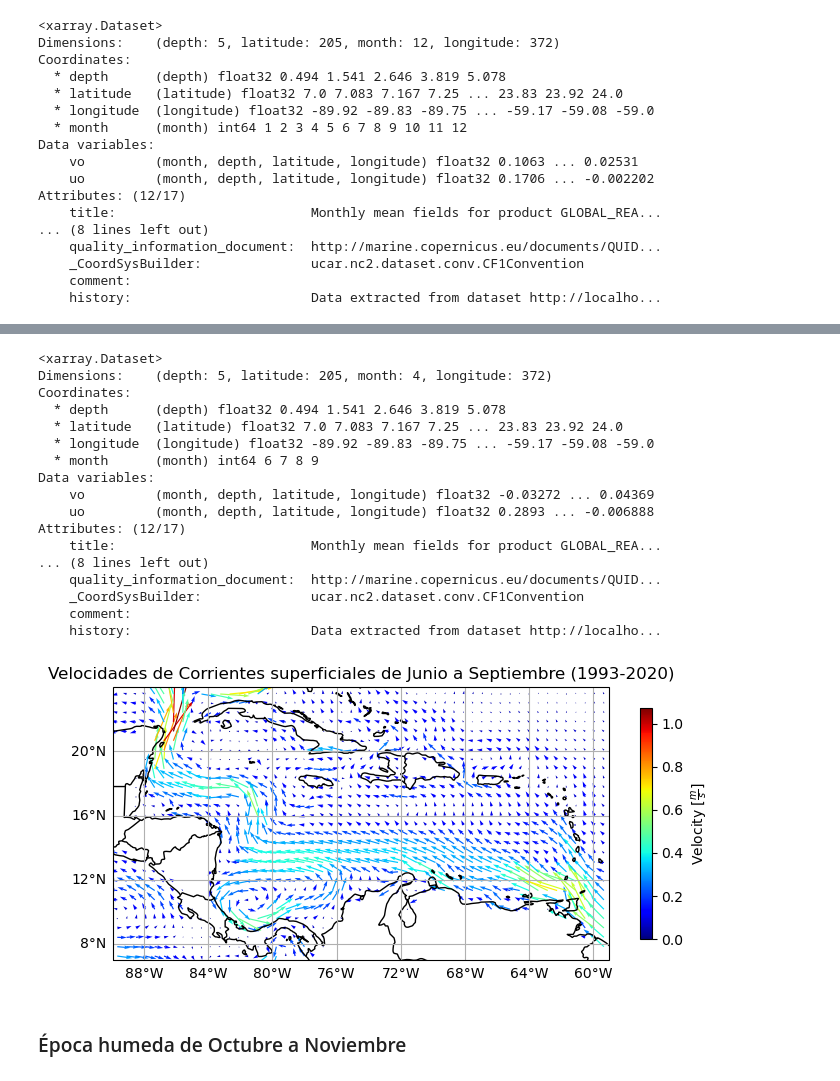
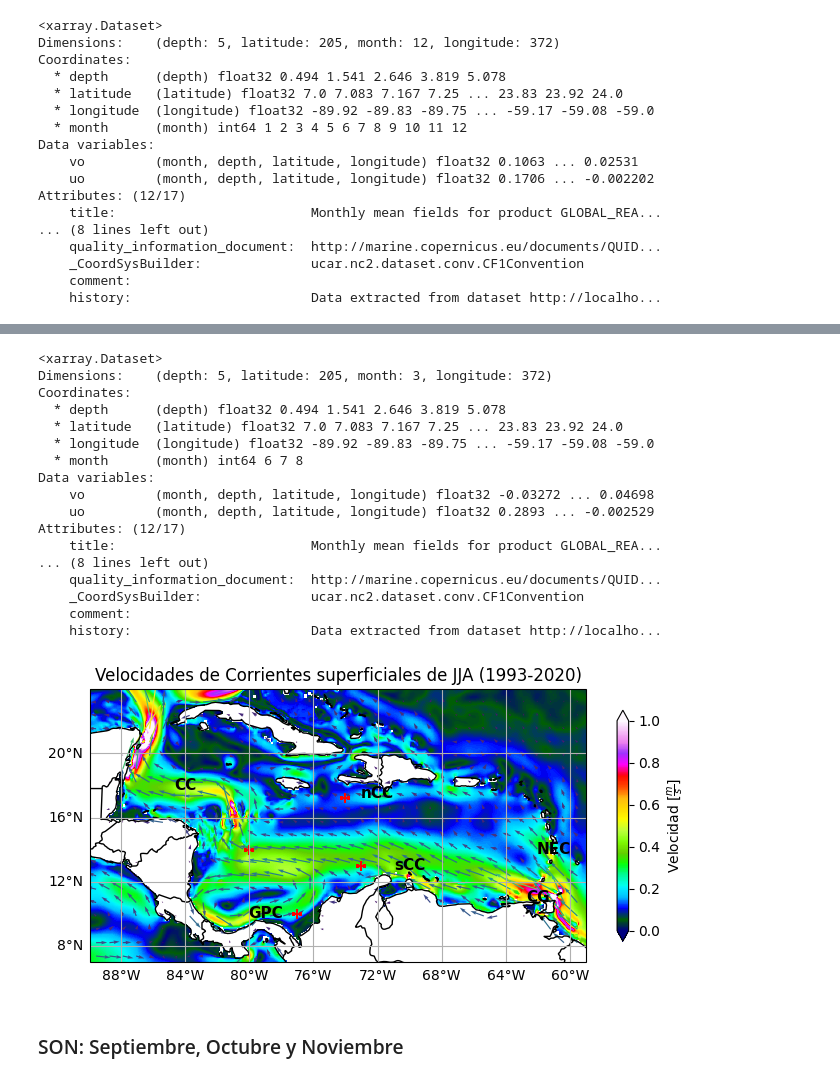
Before and after one commit to neyberson/Oceanography_analysis, a Jupyter notebook: Scripts/mapas_estacionales.ipynb, the cells around one changed output, grey strips where cells are left out. Saved outputs shown, nothing was run; the diff lists cells and outputs as text; code cells hidden in the pictures.

```diff
--- a/Scripts/mapas_estacionales.ipynb
+++ b/Scripts/mapas_estacionales.ipynb
@@ -177,17 +176,17 @@ plt.show()
 # %%
-ds_jun_sep = ds_monthly.sel(month= slice(6,9))
-ds_jun_sep
+ds_JJA = ds_monthly.sel({'month': [6, 7, 8]})
+ds_JJA
 # %% [output]
 <xarray.Dataset>
-Dimensions:    (depth: 5, latitude: 205, month: 4, longitude: 372)
+Dimensions:    (depth: 5, latitude: 205, month: 3, longitude: 372)
 Coordinates:
   * depth      (depth) float32 0.494 1.541 2.646 3.819 5.078
   * latitude   (latitude) float32 7.0 7.083 7.167 7.25 ... 23.83 23.92 24.0
   * longitude  (longitude) float32 -89.92 -89.83 -89.75 ... -59.17 -59.08 -59.0
-  * month      (month) int64 6 7 8 9
+  * month      (month) int64 6 7 8
 Data variables:
-    vo         (month, depth, latitude, longitude) float32 -0.03272 ... 0.04369
-    uo         (month, depth, latitude, longitude) float32 0.2893 ... -0.006888
+    vo         (month, depth, latitude, longitude) float32 -0.03272 ... 0.04698
+    uo         (month, depth, latitude, longitude) float32 0.2893 ... -0.002529
 Attributes: (12/17)
     title:                         Monthly mean fields for product GLOBAL_REA...
 ... (8 lines left out)
@@ -210,29 +197,7 @@ v = skimage.measure.block_reduce(V, (7, 7), np.nanmean)
-# %%
-# Crea una figura y ejes con la proyección de latitud y longitud
-fig, ax = plt.subplots(1, figsize=(8, 6), subplot_kw={'projection': ccrs.PlateCarree()})
-loc = ticker.MultipleLocator(4)
-
-# Agrega el mapa base (costas, límites de países, etc.)
-ax.add_feature(cf.COASTLINE)
-ax.add_feature(cf.BORDERS)
-
-# Crea el gráfico de vectores
-Q = ax.quiver(x, y, u, v, np.sqrt(u**2 + v**2), scale=10, cmap= 'jet')
-
-# Agrega una barra de color asociada a la magnitud de los vectores
-plt.colorbar(Q, label=r"Velocity [$\frac{m}{s}$]", shrink = 0.5)
-
-# Establece los límites del mapa y etiquetas de los ejes
-ax.set(ylim=(lat.min(), lat.max()), xlim=(lon.min(), lon.max()))
-
-# Agrega un marco naval con las coordenadas en rojo y con líneas discontinuas
-ax.gridlines(draw_labels={"bottom": "x", "left": "y"}, xlocs=loc, ylocs=loc)
-
-# Muestra el mapa
-plt.title("Velocidades de Corrientes superficiales de Junio a Septiembre (1993-2020)")
-plt.show()
-# %% [output]
-[figure, removed]
+# %%
+generar_mapa(ds_JJA,'JJA')
+# %% [output]
+[figure, added]
 # %% [markdown]
-<h3>Época humeda de Octubre a Noviembre</h3>
+<h3>SON: Septiembre, Octubre y Noviembre</h3>
 # %%
```
Also changed, not shown: parts of 25 cells of this notebook, 5 other files.
